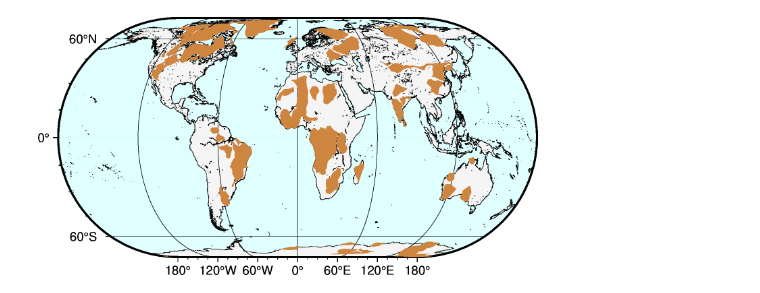
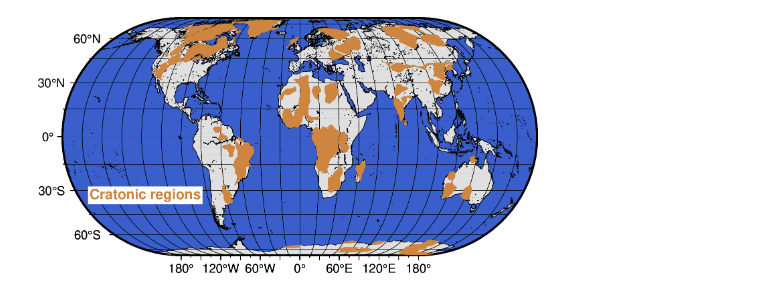
Before and after one commit to jopmas/scripts, a Jupyter notebook: pygmt_plots/tests.ipynb, the cells around one changed output. Drawn from its saved outputs; the diff is of its cells as text; code cells hidden in the pictures.

```diff
--- a/pygmt_plots/tests.ipynb
+++ b/pygmt_plots/tests.ipynb
@@ -10,38 +10,43 @@ machine_path = '/'+path[1]+'/'+path[2]
 
 fig = pygmt.Figure()
 
 region = [-180, 180, -90, 90]
 # projection = 'Cyl_stere/30/-20/12c'
 # projection = 'W12c'
 projection = 'Kf12c'
 # projection = 'N12c'
 # projection =
 
 #plot coast
 fig.coast(region=region,
           projection=projection,
           resolution='h',
           shorelines=True,
           frame=True, #set frame and axes attributes.
-          water='LIGHTCYAN',
-          land='245')
+        #   water='LIGHTCYAN',
+        #   water='ROYALBLUE4',
+          water='ROYALBLUE3',
+          land='224')
 
 #creating basemap
 fig.basemap(region=region,
             projection=projection,
-            frame="ag"
+            frame="a30g"
             )
 
 #read shapefiles data
 path = f"{machine_path}/opt/global_tectonics/plates&provinces/shp"
 filename = f"{path}/cratons.shp"
 gdf = gpd.read_file(filename)
 
 fig.plot(filename, fill='PERU')
+fig.text(text='Cratonic regions', x=-125, y=-32, font='10p,Helvetica-Bold,PERU', fill='white')
+fig.show()
+figname = 'cratonic_regions'
 
-fig.show()
+fig.savefig(f"{figname}.pdf", dpi=150)
 # %% [output]
-[figure, old version]
+[figure, new version]
 # %%
 #read shapefiles data
 path = f"{machine_path}/opt/global_tectonics/plates&provinces/shp"
```
Also changed, not shown: 8 other files.
